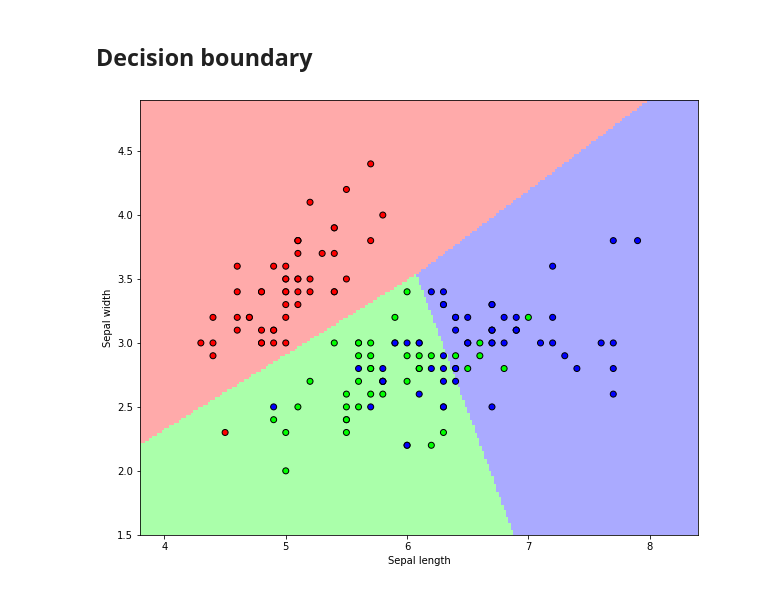
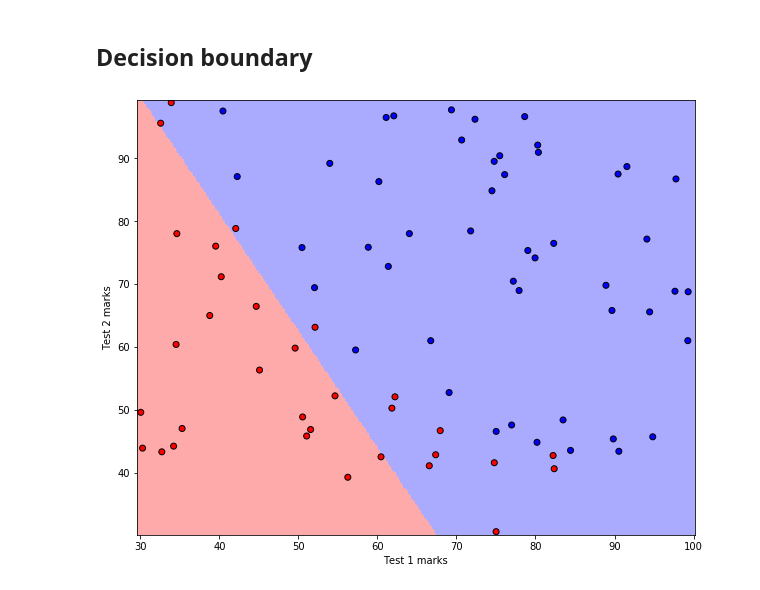
Before and after one commit to rajesh-bhat/ai4e, a Jupyter notebook: Logistic Regression.ipynb, the cells around one changed output. Drawn from its saved outputs; the diff is of its cells as text; code cells hidden in the pictures.

Commit message:
code for new dataset

```diff
--- a/Logistic Regression.ipynb
+++ b/Logistic Regression.ipynb
@@ -30,0 +16,2 @@ iris.feature_names
+# %%
+df = pd.read_csv("dataset/marks_dataset.csv")
@@ -54 +35,3 @@ array([[5.1, 3.5],
+# %%
+X = df[["test1", "test2"]].values
 # %%
@@ -68,3 +63,5 @@ array([0, 0, 0, 0, 0, 0, 0, 0, 0, 0, 0, 0, 0, 0, 0, 0, 0, 0, 0, 0, 0, 0,
+# %%
+y = df["admission"].values
 # %% [markdown]
 ## Class distribution
 # %%
@@ -85,10 +82,10 @@ print(x_val.shape, y_val.shape)
 ## Sklearn - Logistic regression
 # %%
 logreg = LogisticRegression(solver='sag',
-                            multi_class='multinomial',
                             verbose=2,
                             penalty='none',
-                            max_iter=10000000)
+                            max_iter=10000000,
+                            multi_class="ovr")
 
 # Create an instance of Logistic Regression Classifier and fit the data.
 logreg.fit(x_train, y_train)
@@ -155,32 +194,29 @@ array([[9.62866245e-01, 3.52950213e-02, 1.83873407e-03],
 # %%
 # Plot the decision boundary. For that, we will assign a color to each
 # point in the mesh [x_min, x_max]x[y_min, y_max].
 x_min, x_max = X[:, 0].min() - .5, X[:, 0].max() + .5
 y_min, y_max = X[:, 1].min() - .5, X[:, 1].max() + .5
-h = .02  # step size in the mesh
+h = .2  # step size in the mesh
 
 cmap_light = ListedColormap(['#FFAAAA', '#AAFFAA', '#AAAAFF'])
 cmap_bold = ListedColormap(['#FF0000', '#00FF00', '#0000FF'])
-
 
 xx, yy = np.meshgrid(np.arange(x_min, x_max, h), np.arange(y_min, y_max, h))
 Z = logreg.predict(np.c_[xx.ravel(), yy.ravel()])
 
 # Put the result into a color plot
 Z = Z.reshape(xx.shape)
 plt.figure(1, figsize=(10, 8))
 plt.pcolormesh(xx, yy, Z, cmap=cmap_light)
 
 # Plot also the training points
-plt.scatter(X[:, 0], X[:, 1], c=y, edgecolors='k', cmap=cmap_bold)
-plt.xlabel('Sepal length')
-plt.ylabel('Sepal width')
+plt.scatter(x_train[:, 0], x_train[:, 1], c=y_train, edgecolors='k', cmap=cmap_bold)
+plt.xlabel('Test 1 marks')
+plt.ylabel('Test 2 marks')
 
 plt.xlim(xx.min(), xx.max())
 plt.ylim(yy.min(), yy.max())
-# plt.xticks(())
-# plt.yticks(())
 
 plt.show()
 # %% [output]
-[figure, old version]
+[figure, new version]
```
Also changed, not shown: parts of 25 cells of this notebook, 2 other files.
